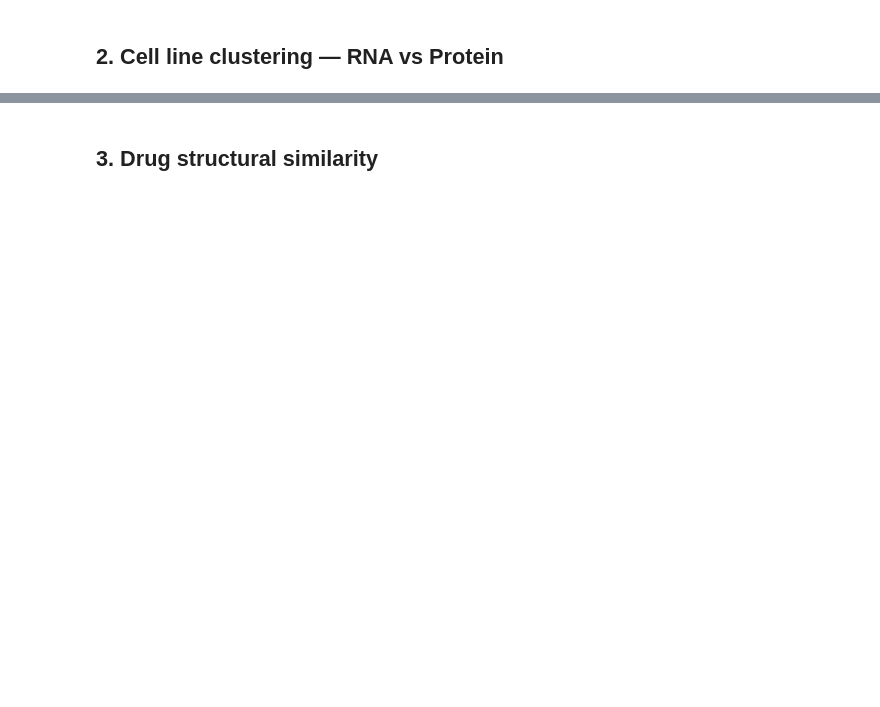
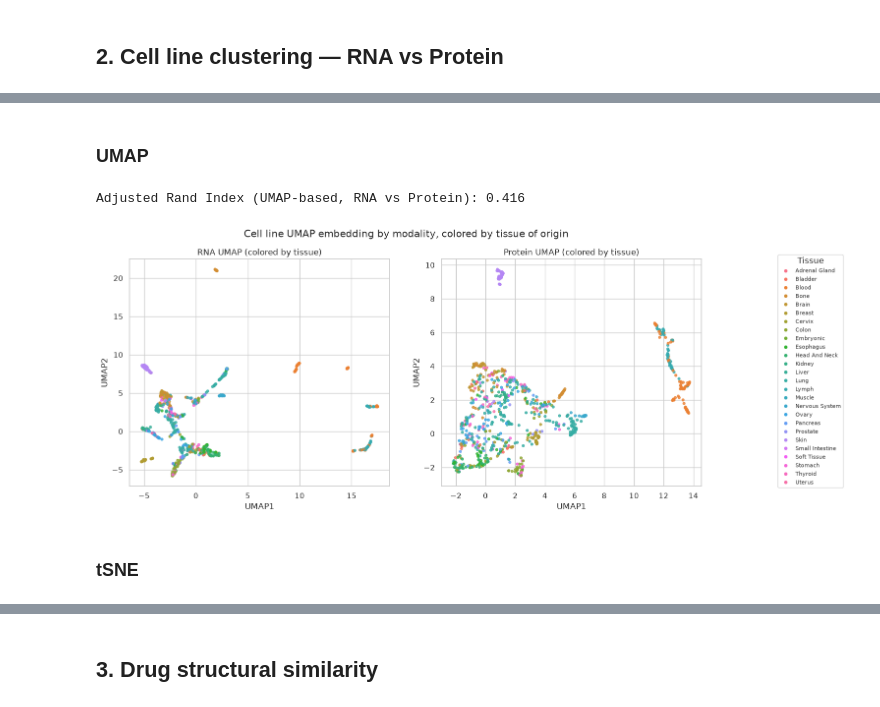
Before and after one commit to fshokor/multiomics-drug-response, a Jupyter notebook: notebooks/03_similarity_clustering.ipynb, the cells around one changed output, grey strips where cells are left out. Drawn from its saved outputs; the diff is of its cells as text; code cells hidden in the pictures; blank space fills up the shorter version.

Commit message:
sim and cluster analysis

```diff
--- a/notebooks/03_similarity_clustering.ipynb
+++ b/notebooks/03_similarity_clustering.ipynb
@@ -60,6 +62,9 @@ protein = pd.read_csv(DATA_DIR / "proteomics.csv", index_col=0)
 cell_lines = pd.read_csv(DATA_DIR / "cell_line_names.csv")
 gdsc = pd.read_csv(DATA_DIR / "GDSC2.csv")
 drug_smiles = pd.read_csv(DATA_DIR / "drug_smiles.csv")
+
+rna = rna[~rna.index.duplicated(keep="first")]
+protein = protein[~protein.index.duplicated(keep="first")]
 
 
 def three_way_overlap(
@@ -85,7 +122,7 @@ def select_hvg(
 ) -> list[str]:
     """Top variable features, normalizing dispersion within mean-expression bins
     (Seurat-style) so highly-expressed features don't dominate by raw variance alone."""
-    sub = df.loc[cell_ids]
+    sub = df.loc[cell_ids].select_dtypes(include=[np.number])
     mean = sub.mean(axis=0)
     var = sub.var(axis=0)
     dispersion = var / mean.replace(0, np.nan)
@@ -96,5 +133,5 @@ def select_hvg(
 
 
 hvg_rna = select_hvg(rna, common_ids, N_HVG)
-hvg_protein = select_hvg(protein, common_ids, N_HVG)
+hvg_protein = select_hvg(protein_aligned, common_ids, N_HVG)
 len(hvg_rna), len(hvg_protein), len(set(hvg_rna) & set(hvg_protein))
@@ -103,16 +144,22 @@ len(hvg_rna), len(hvg_protein), len(set(hvg_rna) & set(hvg_protein))
 # %%
+from sklearn.impute import SimpleImputer
+
 def cluster_cell_lines(
     df: pd.DataFrame, cell_ids: list[str], features: list[str], n_clusters: int
 ) -> tuple[np.ndarray, np.ndarray]:
-    """Z-score, PCA to 20 components, KMeans. Returns (pca_coords, cluster_labels)."""
-    X = StandardScaler().fit_transform(df.loc[cell_ids, features])
+    """Z-score, PCA to 20 components, KMeans. Returns (pca_coords, cluster_labels).
+    Missing values are mean-imputed per feature before scaling, so cell lines aren't
+    clustered by missingness pattern rather than biology."""
+    X_raw = df.loc[cell_ids, features]
+    X_imputed = SimpleImputer(strategy="mean").fit_transform(X_raw)
+    X = StandardScaler().fit_transform(X_imputed)
     pcs = PCA(n_components=20, random_state=RANDOM_STATE).fit_transform(X)
     labels = KMeans(n_clusters=n_clusters, random_state=RANDOM_STATE, n_init=10).fit_predict(pcs)
     return pcs, labels
 
 
 rna_pcs, rna_clusters = cluster_cell_lines(rna, common_ids, hvg_rna, N_CLUSTERS_CELL)
-protein_pcs, protein_clusters = cluster_cell_lines(protein, common_ids, hvg_protein, N_CLUSTERS_CELL)
+protein_pcs, protein_clusters = cluster_cell_lines(protein_aligned, common_ids, hvg_protein, N_CLUSTERS_CELL)
 
 ari = adjusted_rand_score(rna_clusters, protein_clusters)
 print(f"Adjusted Rand Index (RNA clusters vs Protein clusters): {ari:.3f}")
@@ -139,0 +193,54 @@ fig.savefig(FIGURES_DIR / "fig3_cluster_agreement_heatmap.png", dpi=200, bbox_in
+# %% [markdown]
+### UMAP
+# %%
+import umap
+
+def cluster_cell_lines_umap(
+    df: pd.DataFrame, cell_ids: list[str], features: list[str], n_clusters: int, n_pca: int = 20,
+) -> tuple[np.ndarray, np.ndarray]:
+    """Impute, scale, PCA (denoise), then UMAP to 2D, then KMeans on the UMAP embedding.
+    Returns (umap_coords, cluster_labels)."""
+    X_raw = df.loc[cell_ids, features]
+    X_imputed = SimpleImputer(strategy="mean").fit_transform(X_raw)
+    X = StandardScaler().fit_transform(X_imputed)
+    pcs = PCA(n_components=n_pca, random_state=RANDOM_STATE).fit_transform(X)
+    embedding = umap.UMAP(n_components=2, random_state=RANDOM_STATE).fit_transform(pcs)
+    labels = KMeans(n_clusters=n_clusters, random_state=RANDOM_STATE, n_init=10).fit_predict(embedding)
+    return embedding, labels
+
+
+rna_umap, rna_clusters_umap = cluster_cell_lines_umap(rna, common_ids, hvg_rna, N_CLUSTERS_CELL)
+protein_umap, protein_clusters_umap = cluster_cell_lines_umap(protein_aligned, common_ids, hvg_protein, N_CLUSTERS_CELL)
+
+ari_umap = adjusted_rand_score(rna_clusters_umap, protein_clusters_umap)
+print(f"Adjusted Rand Index (UMAP-based, RNA vs Protein): {ari_umap:.3f}")
+# %% [output]
+Adjusted Rand Index (UMAP-based, RNA vs Protein): 0.416
+# %%
+tissues_for_plot = tissue_lookup.loc[common_ids].values
+unique_tissues = sorted(pd.unique(tissues_for_plot))
+palette = sns.color_palette("husl", len(unique_tissues))
+tissue_to_color = dict(zip(unique_tissues, palette))
+point_colors = [tissue_to_color[t] for t in tissues_for_plot]
+
+fig, axes = plt.subplots(1, 2, figsize=(15, 6))
+for ax, emb, title in [
+    (axes[0], rna_umap, "RNA UMAP (colored by tissue)"),
+    (axes[1], protein_umap, "Protein UMAP (colored by tissue)"),
+]:
+    ax.scatter(emb[:, 0], emb[:, 1], c=point_colors, s=12, alpha=0.8)
+    ax.set_title(title)
+    ax.set_xlabel("UMAP1")
+    ax.set_ylabel("UMAP2")
+
+handles = [
+    plt.Line2D([0], [0], marker="o", color="w", markerfacecolor=tissue_to_color[t], markersize=6, label=t)
+    for t in unique_tissues
+]
+fig.legend(handles=handles, loc="center left", bbox_to_anchor=(1.0, 0.5), fontsize=8, title="Tissue")
+fig.suptitle("Cell line UMAP embedding by modality, colored by tissue of origin")
+fig.savefig(FIGURES_DIR / "fig2b_umap_by_tissue.png", dpi=200, bbox_inches="tight")
+# %% [output]
+[figure, added]
+# %% [markdown]
+### tSNE
```
Also changed, not shown: parts of 25 cells of this notebook, 11 other files.
